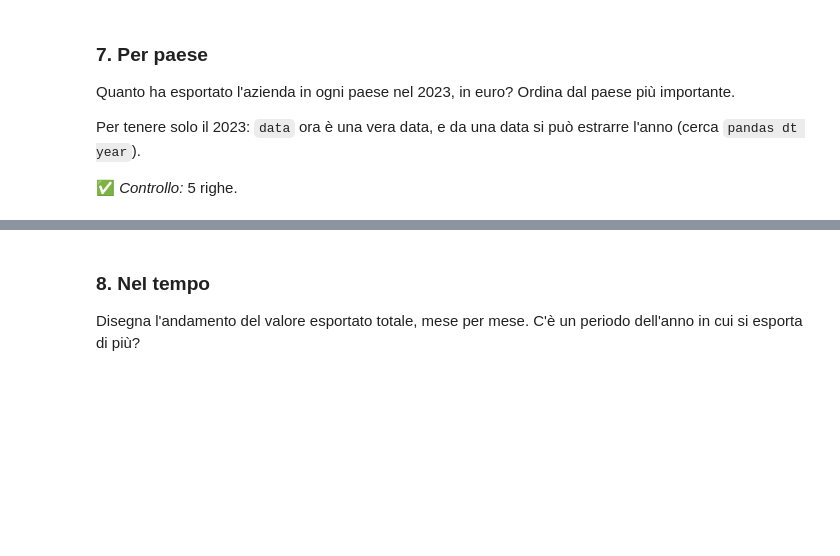
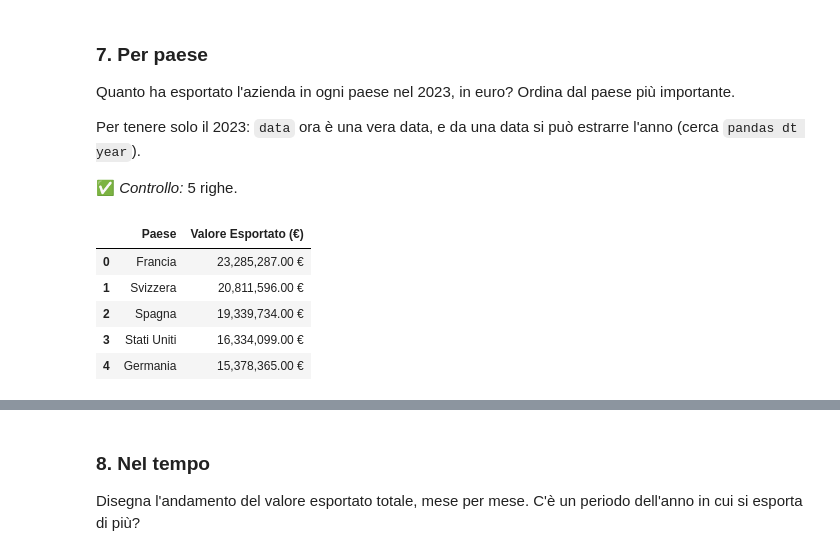
Before and after one commit to zakariarajeb-crypto/SIMA2026, a Jupyter notebook: esercitazioni/E04_pulizia/E04_task.ipynb, the cells around one changed output, grey strips where cells are left out. Cells and saved outputs as stored; diff of their text form; code cells hidden in the pictures; blank space fills up the shorter version.

```diff
--- a/esercitazioni/E04_pulizia/E04_task.ipynb
+++ b/esercitazioni/E04_pulizia/E04_task.ipynb
@@ -221,3 +338,27 @@ Per tenere solo il 2023: `data` ora è una vera data, e da una data si può estr
 ✅ *Controllo:* 5 righe.
 # %%
 # scrivi qui il tuo codice
+# %%
+# 1. Puliamo la colonna 'valore' (rimuoviamo €, spazi, punti delle migliaia e cambiamo la virgola decimale in punto)
+ex["valore"] = ex["valore"].astype(str).str.replace("€", "", regex=False).str.strip()
+ex["valore"] = ex["valore"].str.replace(".", "", regex=False).str.replace(",", ".", regex=False)
+ex["valore"] = pd.to_numeric(ex["valore"], errors="coerce")
+
+# 2. Filtriamo il dataset tenendo solo l'anno 2023
+ex_2023 = ex[ex["mese"].dt.year == 2023]
+
+# 3. Raggruppiamo per paese, sommiamo il valore totale ed ordiniamo in modo decrescente
+esportazioni_2023 = ex_2023.groupby("paese")["valore"].sum().sort_values(ascending=False).reset_index()
+
+# 4. Rinominiamo le colonne per chiarezza e formattiamo l'output numerico
+esportazioni_2023.columns = ["Paese", "Valore Esportato (€)"]
+pd.options.display.float_format = '{:,.2f} €'.format
+
+display(esportazioni_2023)
+# %% [output]
+|  | Paese | Valore Esportato (€) |
+| 0 | Francia | 23,285,287.00 € |
+| 1 | Svizzera | 20,811,596.00 € |
+| 2 | Spagna | 19,339,734.00 € |
+| 3 | Stati Uniti | 16,334,099.00 € |
+| 4 | Germania | 15,378,365.00 € |
```
Also changed, not shown: parts of 15 cells of this notebook.
